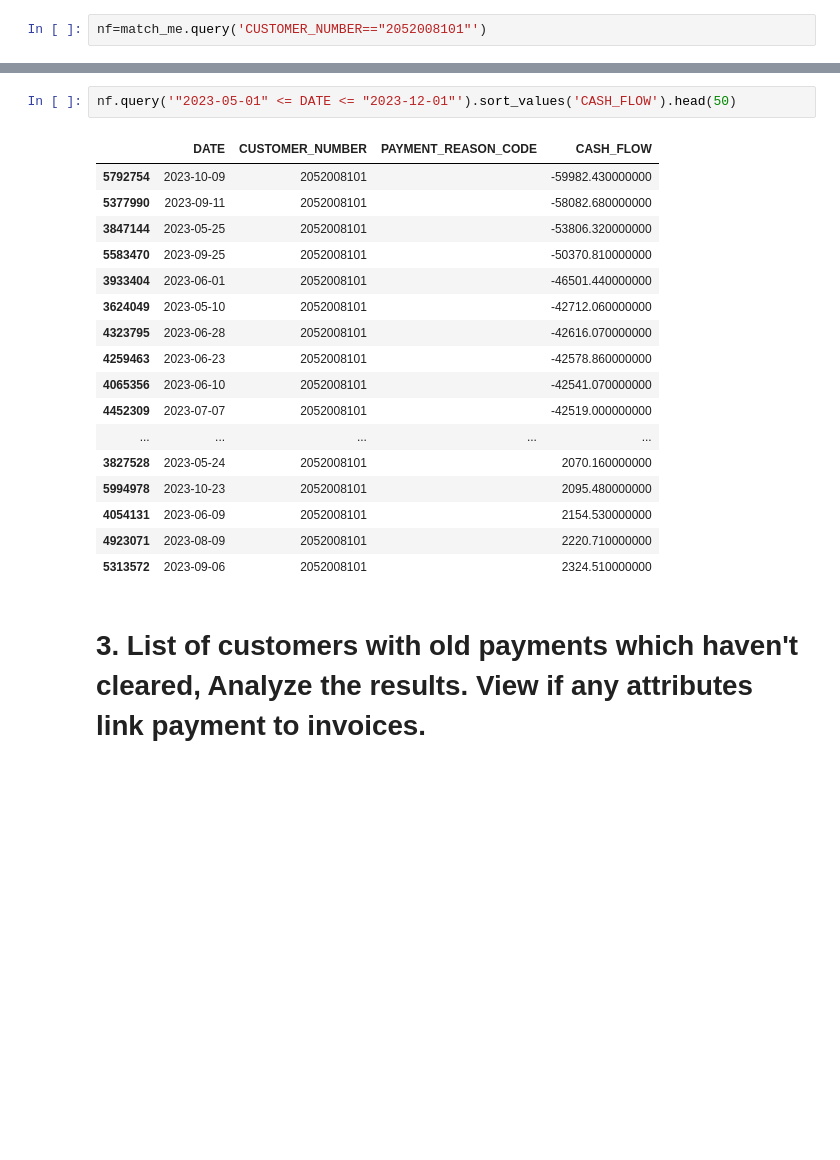
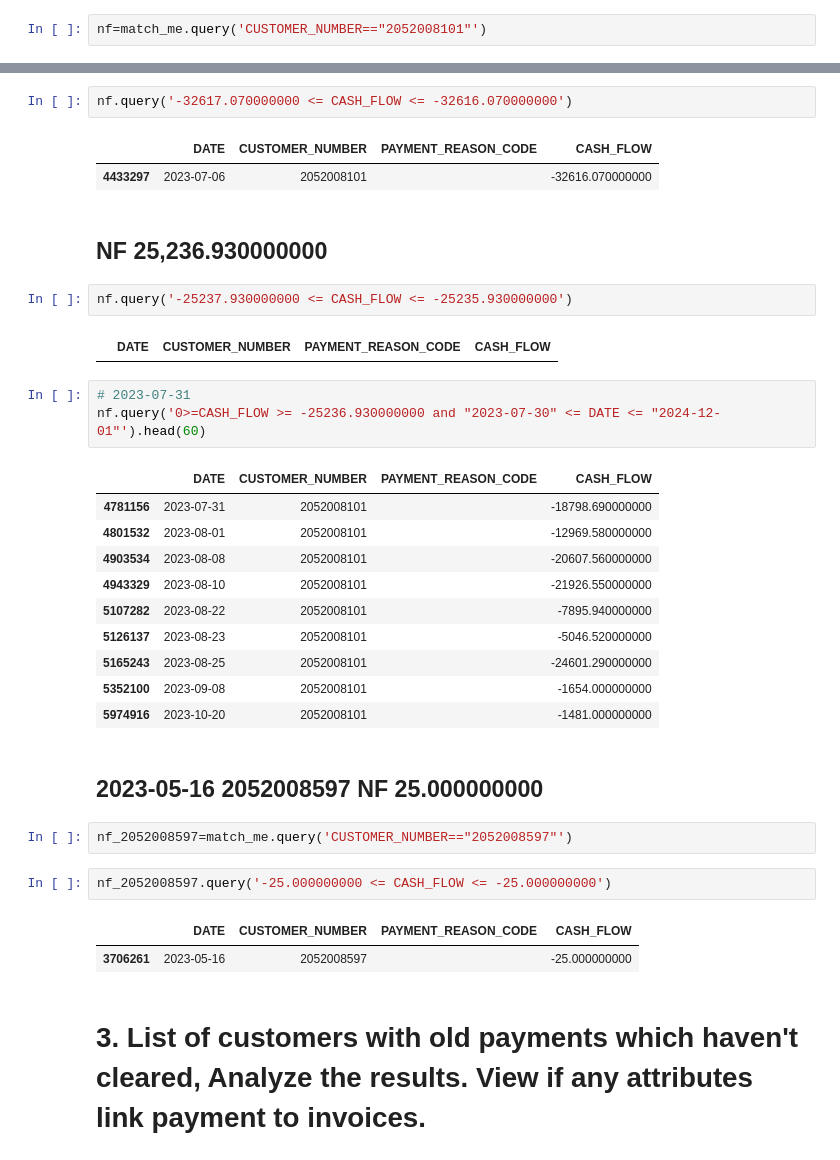
Before and after one commit to cah-madison-johnson/treasure_chest, a Jupyter notebook: Account Reconciliation Automation/reconcil.ipynb, the cells around one changed output, grey strips where cells are left out. Cells and saved outputs as stored; diff of their text form; blank space fills up the shorter version.

```diff
--- a/Account Reconciliation Automation/reconcil.ipynb
+++ b/Account Reconciliation Automation/reconcil.ipynb
@@ -226,23 +211,37 @@ Name: PAYMENT_REASON_CODE, dtype: int64
-# %%
-nf.query('"2023-05-01" <= DATE <= "2023-12-01"').sort_values('CASH_FLOW').head(50)
-# %% [output]
-|  | DATE | CUSTOMER_NUMBER | PAYMENT_REASON_CODE | CASH_FLOW |
-| 5792754 | 2023-10-09 | 2052008101 |  | -59982.430000000 |
-| 5377990 | 2023-09-11 | 2052008101 |  | -58082.680000000 |
-| 3847144 | 2023-05-25 | 2052008101 |  | -53806.320000000 |
-| 5583470 | 2023-09-25 | 2052008101 |  | -50370.810000000 |
-| 3933404 | 2023-06-01 | 2052008101 |  | -46501.440000000 |
-| 3624049 | 2023-05-10 | 2052008101 |  | -42712.060000000 |
-| 4323795 | 2023-06-28 | 2052008101 |  | -42616.070000000 |
-| 4259463 | 2023-06-23 | 2052008101 |  | -42578.860000000 |
-| 4065356 | 2023-06-10 | 2052008101 |  | -42541.070000000 |
-| 4452309 | 2023-07-07 | 2052008101 |  | -42519.000000000 |
-| ... | ... | ... | ... | ... |
-| 3827528 | 2023-05-24 | 2052008101 |  | 2070.160000000 |
-| 5994978 | 2023-10-23 | 2052008101 |  | 2095.480000000 |
-| 4054131 | 2023-06-09 | 2052008101 |  | 2154.530000000 |
-| 4923071 | 2023-08-09 | 2052008101 |  | 2220.710000000 |
-| 5313572 | 2023-09-06 | 2052008101 |  | 2324.510000000 |
+# %%
+nf.query('-32617.070000000 <= CASH_FLOW <= -32616.070000000')
+# %% [output]
+|  | DATE | CUSTOMER_NUMBER | PAYMENT_REASON_CODE | CASH_FLOW |
+| 4433297 | 2023-07-06 | 2052008101 |  | -32616.070000000 |
+# %% [markdown]
+## NF	25,236.930000000
+# %%
+nf.query('-25237.930000000 <= CASH_FLOW <= -25235.930000000')
+# %% [output]
+|  | DATE | CUSTOMER_NUMBER | PAYMENT_REASON_CODE | CASH_FLOW |
+# %%
+# 2023-07-31
+nf.query('0>=CASH_FLOW >= -25236.930000000 and "2023-07-30" <= DATE <= "2024-12-01"').head(60)
+# %% [output]
+|  | DATE | CUSTOMER_NUMBER | PAYMENT_REASON_CODE | CASH_FLOW |
+| 4781156 | 2023-07-31 | 2052008101 |  | -18798.690000000 |
+| 4801532 | 2023-08-01 | 2052008101 |  | -12969.580000000 |
+| 4903534 | 2023-08-08 | 2052008101 |  | -20607.560000000 |
+| 4943329 | 2023-08-10 | 2052008101 |  | -21926.550000000 |
+| 5107282 | 2023-08-22 | 2052008101 |  | -7895.940000000 |
+| 5126137 | 2023-08-23 | 2052008101 |  | -5046.520000000 |
+| 5165243 | 2023-08-25 | 2052008101 |  | -24601.290000000 |
+| 5352100 | 2023-09-08 | 2052008101 |  | -1654.000000000 |
+| 5974916 | 2023-10-20 | 2052008101 |  | -1481.000000000 |
+# %% [markdown]
+## 2023-05-16	2052008597	NF	25.000000000
+# %%
+nf_2052008597=match_me.query('CUSTOMER_NUMBER=="2052008597"')
+# %%
+nf_2052008597.query('-25.000000000 <= CASH_FLOW <= -25.000000000')
+# %% [output]
+|  | DATE | CUSTOMER_NUMBER | PAYMENT_REASON_CODE | CASH_FLOW |
+| 3706261 | 2023-05-16 | 2052008597 |  | -25.000000000 |
 # %% [markdown]
 # 3. List of customers with old payments which haven't cleared, Analyze the results. View if any attributes link payment to invoices.
 # %% [markdown]
```
Also changed, not shown: parts of 3 cells of this notebook.
